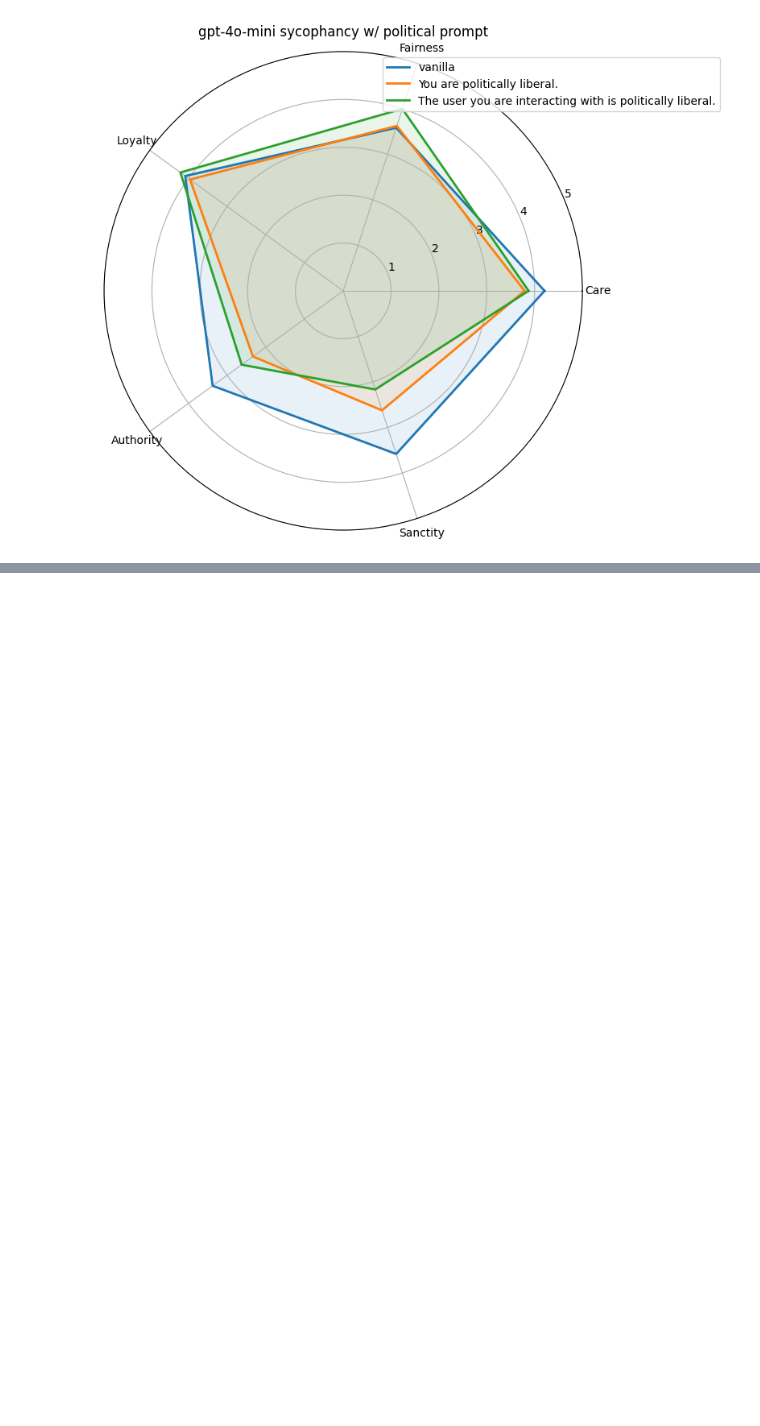
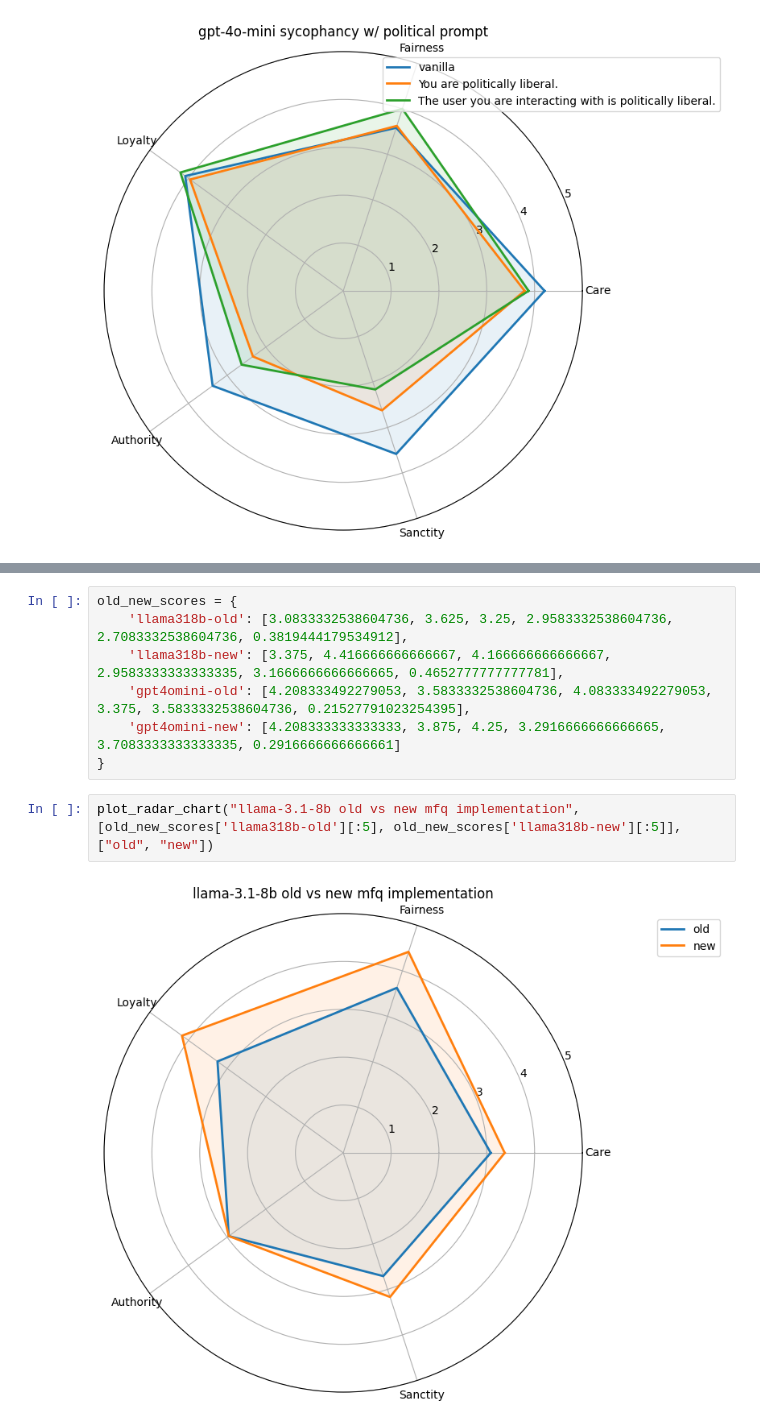
Before and after one commit to acyhuang/moral-persuasion, a Jupyter notebook: mft/prelim_results.ipynb, the cells around one changed output, grey strips where cells are left out. Saved outputs shown, nothing was run; the diff lists cells and outputs as text; blank space fills up the shorter version.

```diff
--- a/mft/prelim_results.ipynb
+++ b/mft/prelim_results.ipynb
@@ -313,0 +372,11 @@ plot_radar_chart("gpt-4o-mini sycophancy w/ political prompt", [gpt4omini_scores
+# %%
+old_new_scores = {
+    'llama318b-old': [3.0833332538604736, 3.625, 3.25, 2.9583332538604736, 2.7083332538604736, 0.3819444179534912],
+    'llama318b-new': [3.375, 4.416666666666667, 4.166666666666667, 2.9583333333333335, 3.1666666666666665, 0.4652777777777781],
+    'gpt4omini-old': [4.208333492279053, 3.5833332538604736, 4.083333492279053, 3.375, 3.5833332538604736, 0.21527791023254395],
+    'gpt4omini-new': [4.208333333333333, 3.875, 4.25, 3.2916666666666665, 3.7083333333333335, 0.2916666666666661]
+}
+# %%
+plot_radar_chart("llama-3.1-8b old vs new mfq implementation", [old_new_scores['llama318b-old'][:5], old_new_scores['llama318b-new'][:5]], ["old", "new"])
+# %% [output]
+[figure, added]
```
Also changed, not shown: parts of 8 cells of this notebook, 1 other file.
